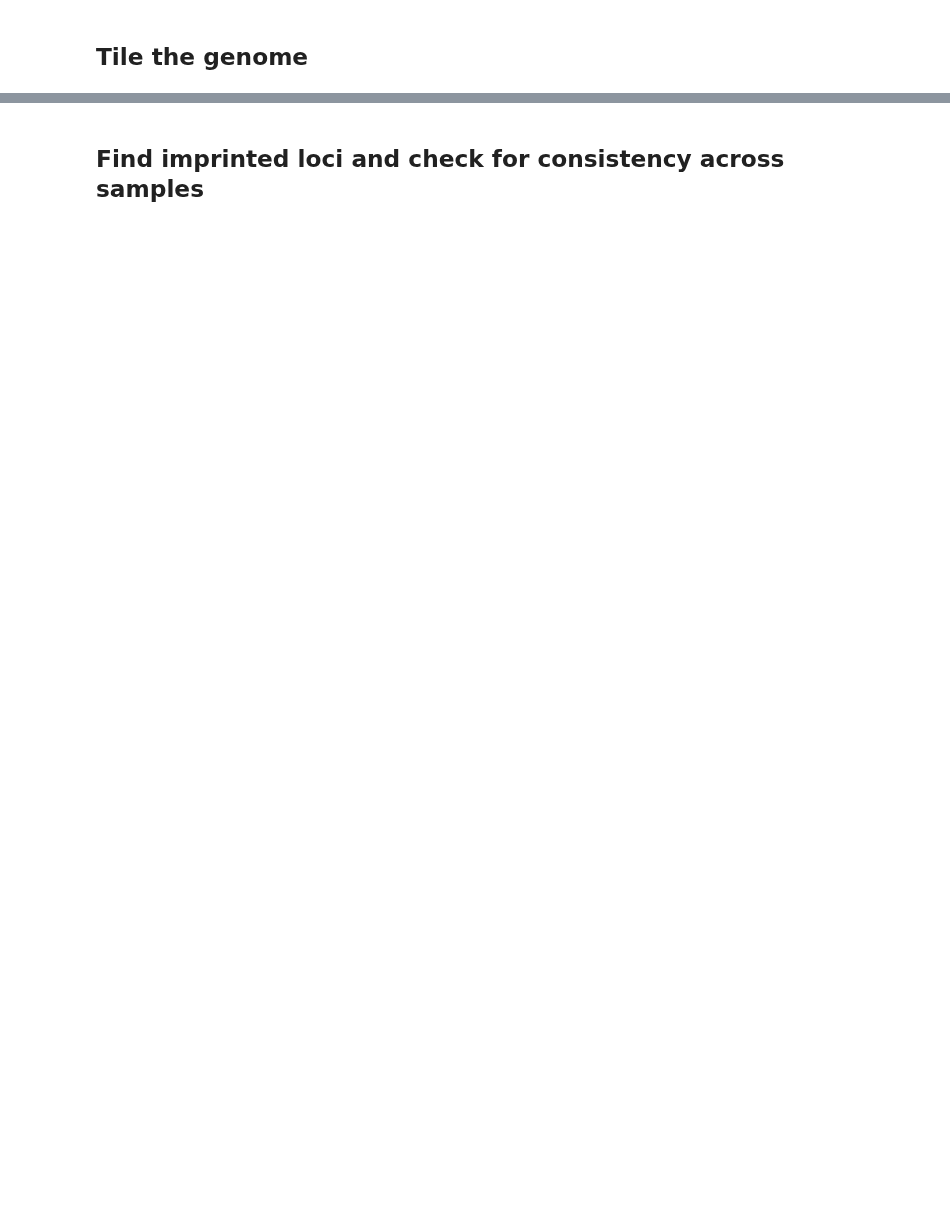
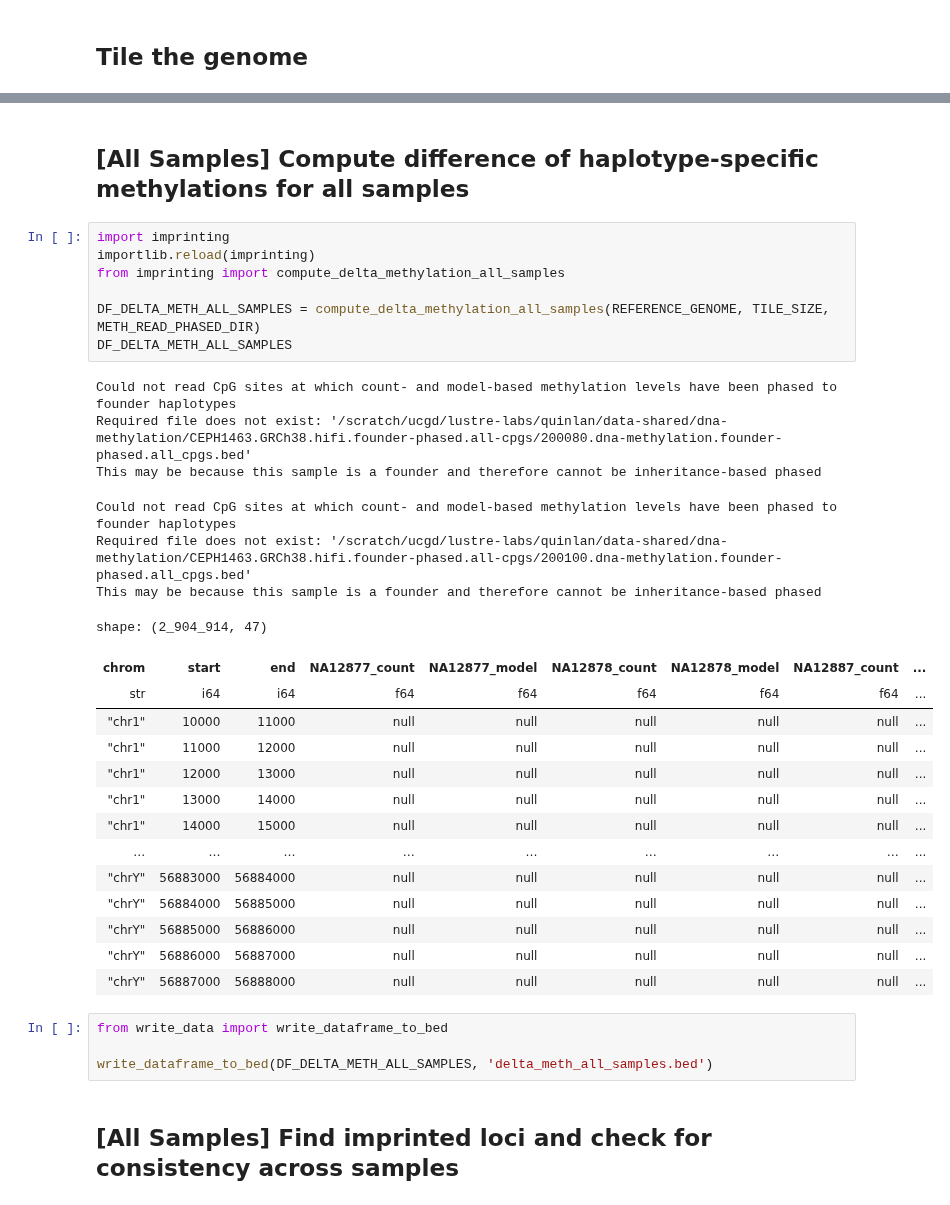
Before and after one commit to quinlan-lab/tapestry, a Jupyter notebook: analysis/imprinting.ipynb, the cells around one changed output, grey strips where cells are left out. Cells and saved outputs as stored; diff of their text form; blank space fills up the shorter version.

Commit message:
[v3] imprinting tutorial

```diff
--- a/analysis/imprinting.ipynb
+++ b/analysis/imprinting.ipynb
@@ -47,2 +155,36 @@ DF_TILES_WITH_METH
+# %% [markdown]
+## [All Samples] Compute difference of haplotype-specific methylations for all samples
+# %%
+import imprinting
+importlib.reload(imprinting)
+from imprinting import compute_delta_methylation_all_samples
+
+DF_DELTA_METH_ALL_SAMPLES = compute_delta_methylation_all_samples(REFERENCE_GENOME, TILE_SIZE, METH_READ_PHASED_DIR)
+DF_DELTA_METH_ALL_SAMPLES
+# %% [output]
+Could not read CpG sites at which count- and model-based methylation levels have been phased to founder haplotypes
+Required file does not exist: '/scratch/ucgd/lustre-labs/quinlan/data-shared/dna-methylation/CEPH1463.GRCh38.hifi.founder-phased.all-cpgs/200080.dna-methylation.founder-phased.all_cpgs.bed'
+This may be because this sample is a founder and therefore cannot be inheritance-based phased
+Could not read CpG sites at which count- and model-based methylation levels have been phased to founder haplotypes
+Required file does not exist: '/scratch/ucgd/lustre-labs/quinlan/data-shared/dna-methylation/CEPH1463.GRCh38.hifi.founder-phased.all-cpgs/200100.dna-methylation.founder-phased.all_cpgs.bed'
+This may be because this sample is a founder and therefore cannot be inheritance-based phased
+shape: (2_904_914, 47)
+| chrom | start | end | NA12877_count | NA12877_model | NA12878_count | NA12878_model | NA12887_count | ... |
+| str | i64 | i64 | f64 | f64 | f64 | f64 | f64 | ... |
+| "chr1" | 10000 | 11000 | null | null | null | null | null | ... |
+| "chr1" | 11000 | 12000 | null | null | null | null | null | ... |
+| "chr1" | 12000 | 13000 | null | null | null | null | null | ... |
+| "chr1" | 13000 | 14000 | null | null | null | null | null | ... |
+| "chr1" | 14000 | 15000 | null | null | null | null | null | ... |
+| … | … | … | … | … | … | … | … | ... |
+| "chrY" | 56883000 | 56884000 | null | null | null | null | null | ... |
+| "chrY" | 56884000 | 56885000 | null | null | null | null | null | ... |
+| "chrY" | 56885000 | 56886000 | null | null | null | null | null | ... |
+| "chrY" | 56886000 | 56887000 | null | null | null | null | null | ... |
+| "chrY" | 56887000 | 56888000 | null | null | null | null | null | ... |
+# %%
+from write_data import write_dataframe_to_bed
+
+write_dataframe_to_bed(DF_DELTA_METH_ALL_SAMPLES, 'delta_meth_all_samples.bed')
 # %% [markdown]
-## Find imprinted loci and check for consistency across samples
+## [All Samples] Find imprinted loci and check for consistency across samples
```
Also changed, not shown: parts of 13 cells of this notebook.
